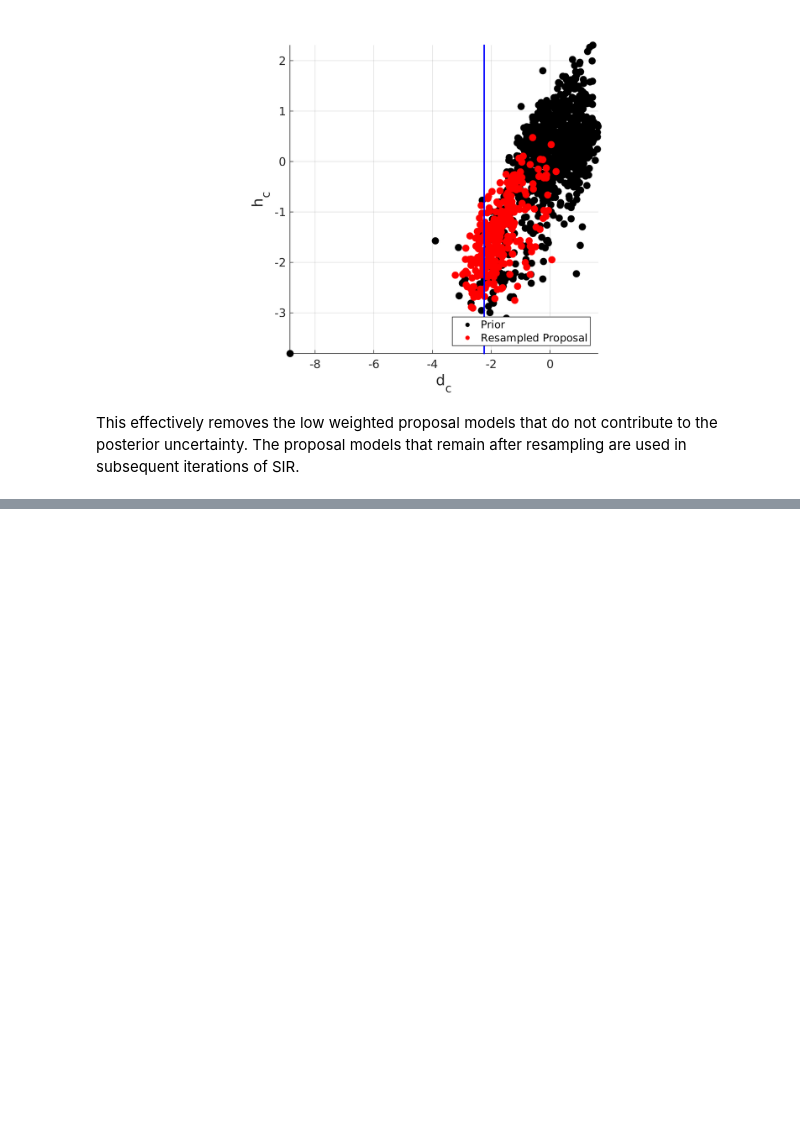
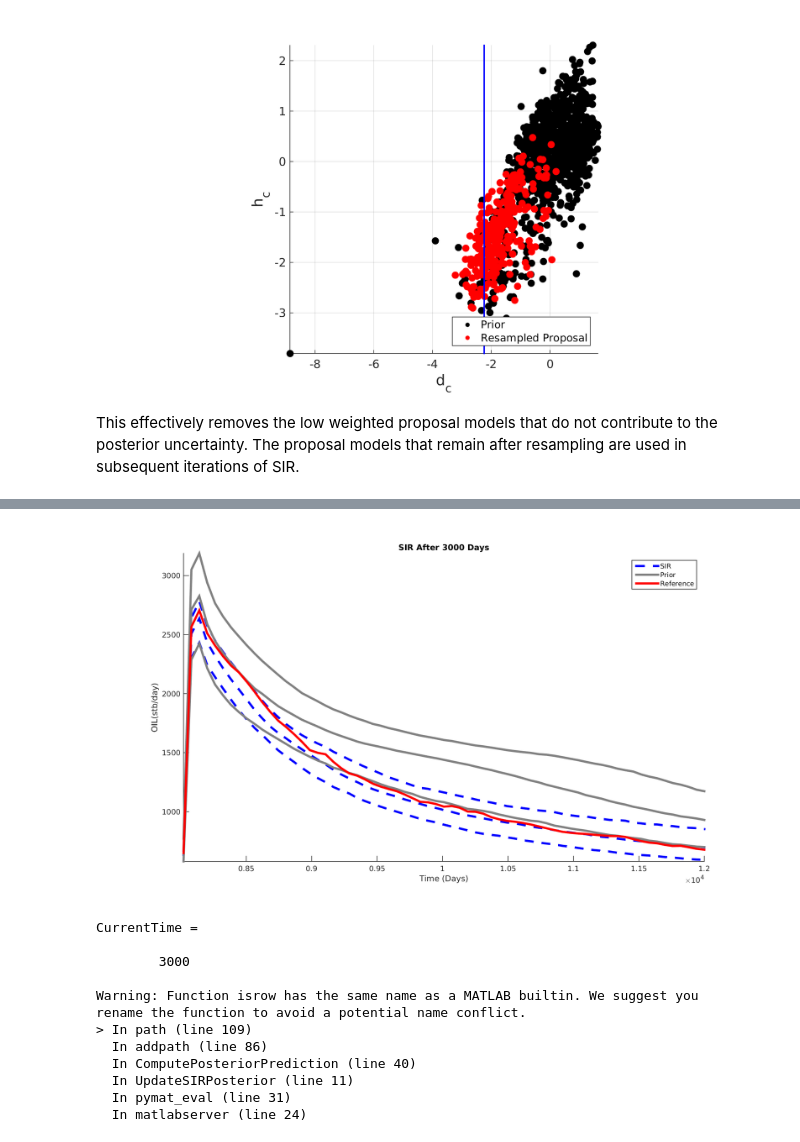
Before and after one commit to lewisli/QUSS, a Jupyter notebook: notebooks/SIR.ipynb, the cells around one changed output, grey strips where cells are left out. Cells and saved outputs as stored; diff of their text form; code cells hidden in the pictures; blank space fills up the shorter version.

```diff
--- a/notebooks/SIR.ipynb
+++ b/notebooks/SIR.ipynb
@@ -396,0 +428,5 @@ This effectively removes the low weighted proposal models that do not contribute
+# %%
+LoadCanonicalFromSave = 1; % This is a flag to indicate that the proposal canonical components have been pre-computed to save time for the purposes of this notebook
+[ResampledModels, PosteriorQuantiles,PriorQuantiles] = UpdateSIRPosterior(...
+        PriorData, PriorPrediction, ProposalData, ProposalPrediction, ...
+        TrueData,CurrentTime,LoadCanonicalFromSave);
@@ -396,0 +470,37 @@ This effectively removes the low weighted proposal models that do not contribute
+# %%
+CurrentTime = 3000
+
+data_dir = ['../data/SIR/3dslresults/Time' num2str(CurrentTime) '/'];
+load([data_dir '/Observed.mat']);
+load([data_dir '/Prior.mat']);
+load([data_dir '/Proposal.mat']);
+
+[ResampledModels, PosteriorQuantiles,PriorQuantiles] = UpdateSIRPosterior(...
+    PriorData, PriorPrediction, ProposalData, ProposalPrediction, ...
+    TrueData,CurrentTime,LoadCanonicalFromSave);
+figure;
+hold on;
+h1 = plot(PriorPrediction.time, PosteriorQuantiles,'b--',...
+    'linewidth',3);
+h2 = plot(PriorPrediction.time, PriorQuantiles,'color',[0.5, 0.5, 0.5],...
+    'linewidth',3);
+h3 = plot(PriorPrediction.time, TruePrediction.data,'color','r',...
+    'linewidth',3);
+legend([h1(1),h2(1),h3(1)],'SIR','Prior','Reference');
+title(['SIR After ' num2str(CurrentTime) ' Days']);
+axis tight; xlabel('Time (Days)'); ylabel( PriorPrediction.name);
+set(gcf,'color','w');
+# %% [output]
+[figure, added]
+CurrentTime =
+
+        3000
+
+Warning: Function isrow has the same name as a MATLAB builtin. We suggest you
+rename the function to avoid a potential name conflict.
+> In path (line 109)
+  In addpath (line 86)
+  In ComputePosteriorPrediction (line 40)
+  In UpdateSIRPosterior (line 11)
+  In pymat_eval (line 31)
+  In matlabserver (line 24)
```
Also changed, not shown: parts of 19 cells of this notebook, 44 other files.
